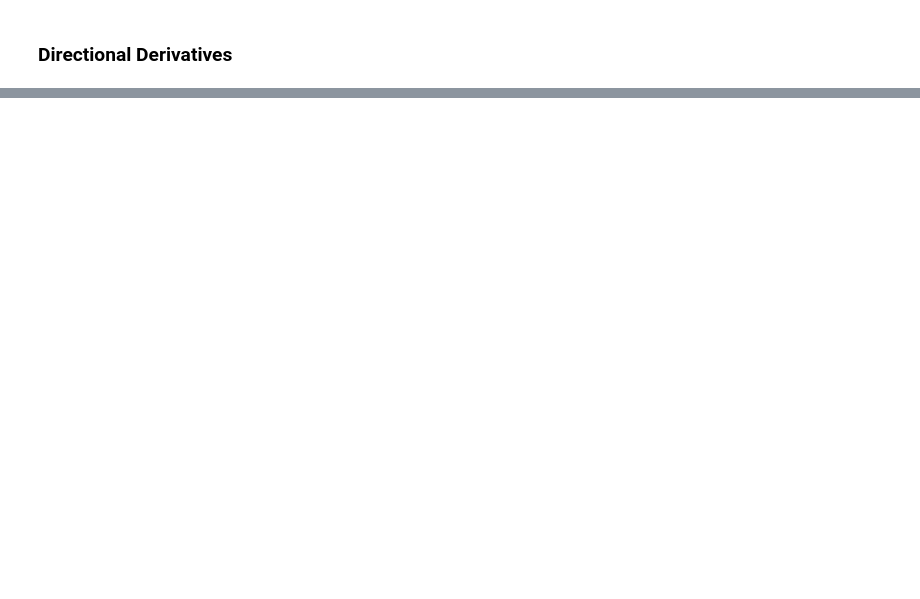
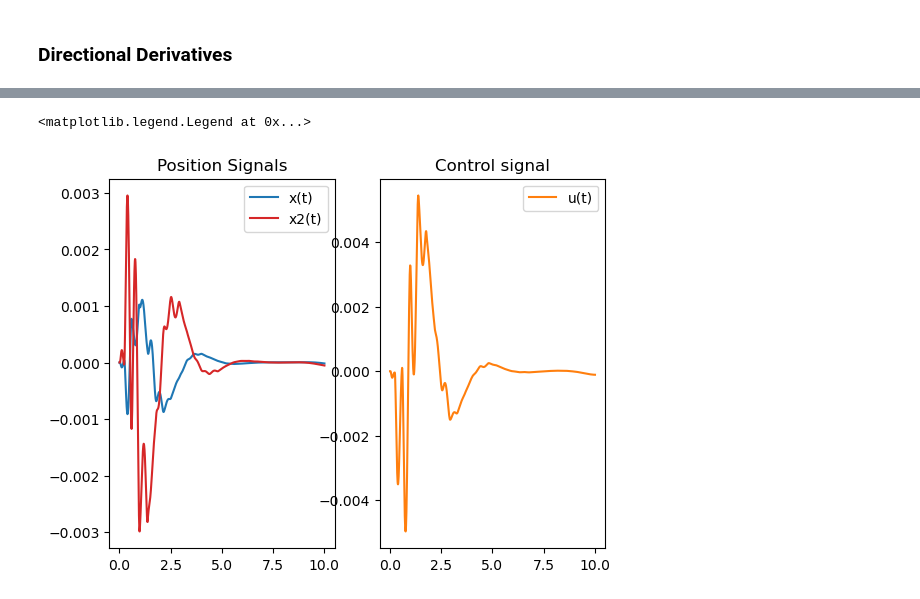
Before and after one commit to CristianVillazhannay/ME455, a Jupyter notebook: H1Q2 + Q3.ipynb, the cells around one changed output, grey strips where cells are left out. Cells and saved outputs as stored; diff of their text form; code cells hidden in the pictures; blank space fills up the shorter version.

Commit message:
Plots

```diff
--- a/H1Q2 + Q3.ipynb
+++ b/H1Q2 + Q3.ipynb
@@ -193,0 +174,15 @@ axs[1].legend()
+# %%
+#Plot the x and u control signals.
+fig, axs = plt.subplots(1,2)
+axs[0].plot(t, x_new[0]-xsol[0], label="x(t)")
+axs[0].plot(t,x_new[1]-xsol[1], "tab:red", label="x2(t)")
+axs[0].set_title("Position Signals")
+axs[0].legend()
+
+#Plotting the control signal
+axs[1].plot(t, u-usol, "tab:orange", label="u(t)")
+axs[1].set_title("Control signal")
+axs[1].legend()
+# %% [output]
+<matplotlib.legend.Legend at 0x...>
+[figure, added]
```
Also changed, not shown: parts of 7 cells of this notebook.
